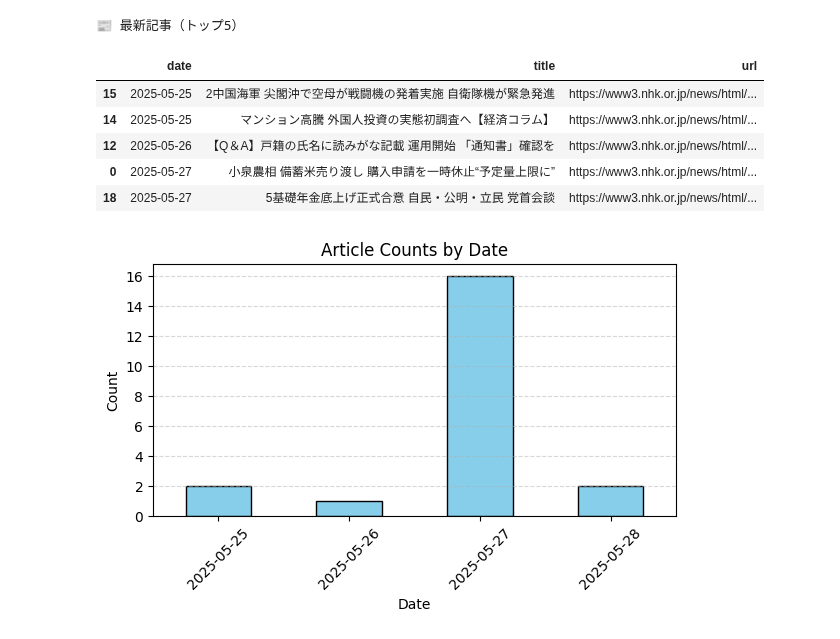
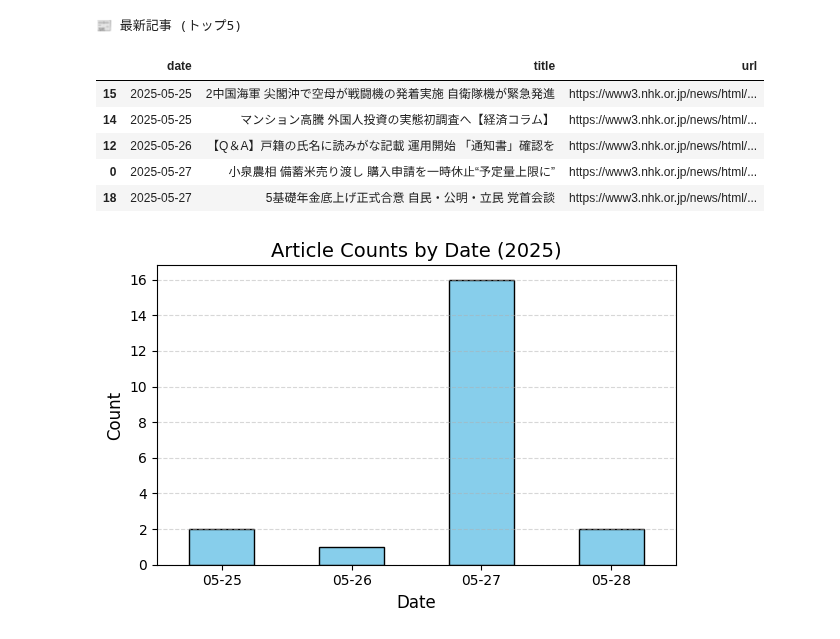
Before and after one commit to honda-wataru/learning, a Jupyter notebook: ai_app_development/web_scraping_for_ai.ipynb, the cells around one changed output. Saved outputs shown, nothing was run; the diff lists cells and outputs as text; code cells hidden in the pictures.

```diff
--- a/ai_app_development/web_scraping_for_ai.ipynb
+++ b/ai_app_development/web_scraping_for_ai.ipynb
@@ -20,6 +24,8 @@ options.add_argument('--disable-gpu')
 options.add_argument('--no-sandbox')
 driver = webdriver.Chrome(options=options)
 # %%
+# 1. ニュースサイトから日付＋タイトル収集
+
 # NHKトップページアクセス
 base_url = 'https://www3.nhk.or.jp/news/'
 driver.get(base_url)
@@ -64,37 +70,38 @@ for article in target_articles:
 
     except Exception as e:
         print("スキップ：", article["url"], str(e))
 
 # ドライバー終了
 driver.quit()
 
 # DataFrame化
 df = pd.DataFrame(results)
 df["date"] = pd.to_datetime(df["date"])
 df = df.sort_values("date")
 
 # 表：上位5件のニュース記事
-print("📰 最新記事（トップ5）")
+print("📰 最新記事 (トップ5)")
 display(df[["date", "title", "url"]].head())
 
 # 棒グラフで日別記事数を可視化
 df["date_only"] = df["date"].dt.date
 counts = df["date_only"].value_counts().sort_index()
+labels = [d.strftime("%m-%d") for d in counts.index]
 
 counts.plot(kind="bar", figsize=(6, 4), color="skyblue", edgecolor="black")
-plt.title("Article Counts by Date")
-plt.xlabel("Date")
-plt.ylabel("Count")
-plt.xticks(rotation=45)
+plt.title("Article Counts by Date (2025)", fontsize=14)
+plt.xlabel("Date", fontsize=12)
+plt.ylabel("Count", fontsize=12)
+plt.xticks(ticks=range(len(labels)), labels=labels, rotation=0)
 plt.grid(axis='y', linestyle='--', alpha=0.5)
 plt.tight_layout()
 plt.show()
 # %% [output]
-📰 最新記事（トップ5）
+📰 最新記事 (トップ5)
 |  | date | title | url |
 | 15 | 2025-05-25 | 2中国海軍 尖閣沖で空母が戦闘機の発着実施 自衛隊機が緊急発進 | https://www3.nhk.or.jp/news/html/... |
 | 14 | 2025-05-25 | マンション高騰 外国人投資の実態初調査へ【経済コラム】 | https://www3.nhk.or.jp/news/html/... |
 | 12 | 2025-05-26 | 【Q＆A】戸籍の氏名に読みがな記載 運用開始 「通知書」確認を | https://www3.nhk.or.jp/news/html/... |
 | 0 | 2025-05-27 | 小泉農相 備蓄米売り渡し 購入申請を一時休止“予定量上限に” | https://www3.nhk.or.jp/news/html/... |
 | 18 | 2025-05-27 | 5基礎年金底上げ正式合意 自民・公明・立民 党首会談 | https://www3.nhk.or.jp/news/html/... |
-[figure, old version]
+[figure, new version]
```
Also changed, not shown: parts of 2 cells of this notebook.
